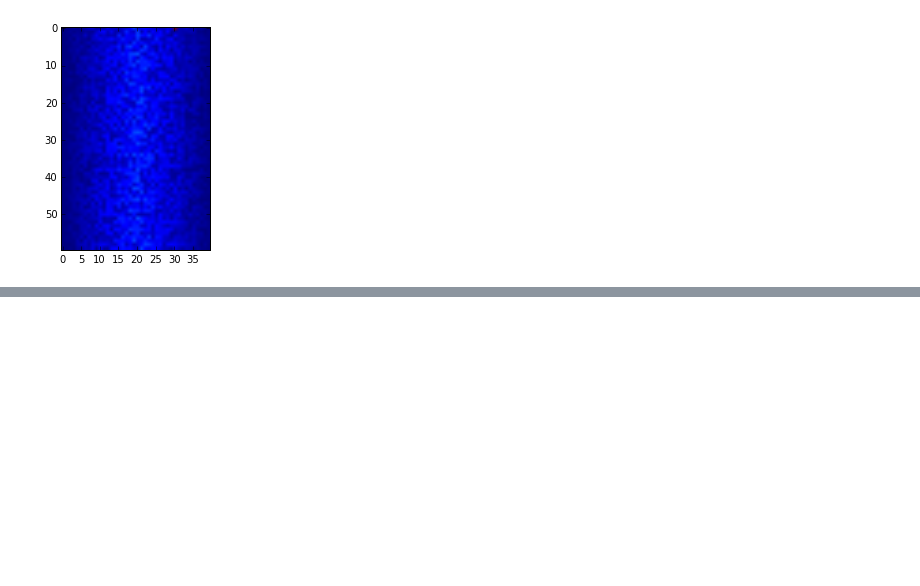
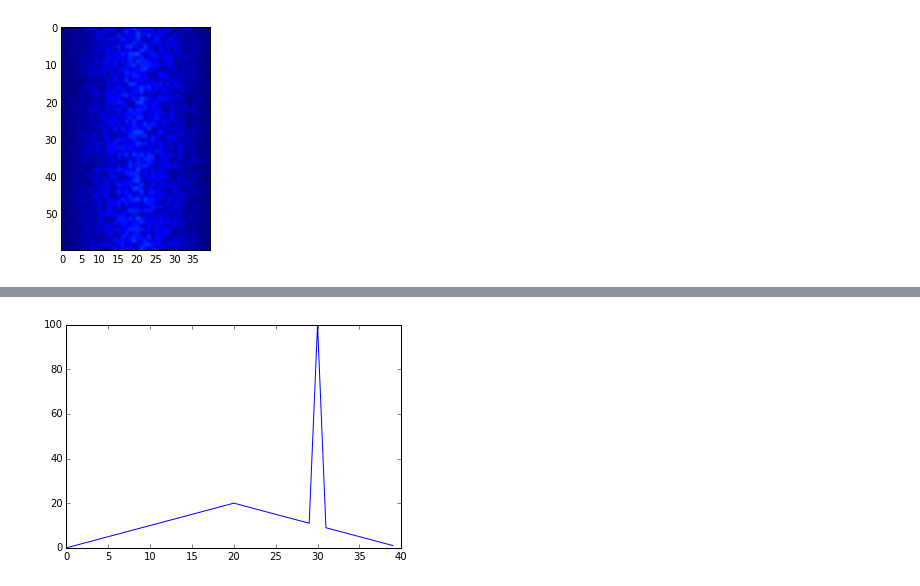
Before and after one commit to calculquebec/2015-10-26-SWC-Universite-Laval, a Jupyter notebook: Introduction à la programmation en Python.ipynb, the cells around one changed output, grey strips where cells are left out. Saved outputs shown, nothing was run; the diff lists cells and outputs as text; code cells hidden in the pictures; blank space fills up the shorter version.

```diff
--- a/Introduction à la programmation en Python.ipynb
+++ b/Introduction à la programmation en Python.ipynb
@@ -230,0 +237,5 @@ matplotlib.pyplot.show(image)
+# %%
+max_plot = matplotlib.pyplot.plot(data.max(axis=0))
+matplotlib.pyplot.show(max_plot)
+# %% [output]
+[figure, added]
```
Also changed, not shown: parts of 2 cells of this notebook.
